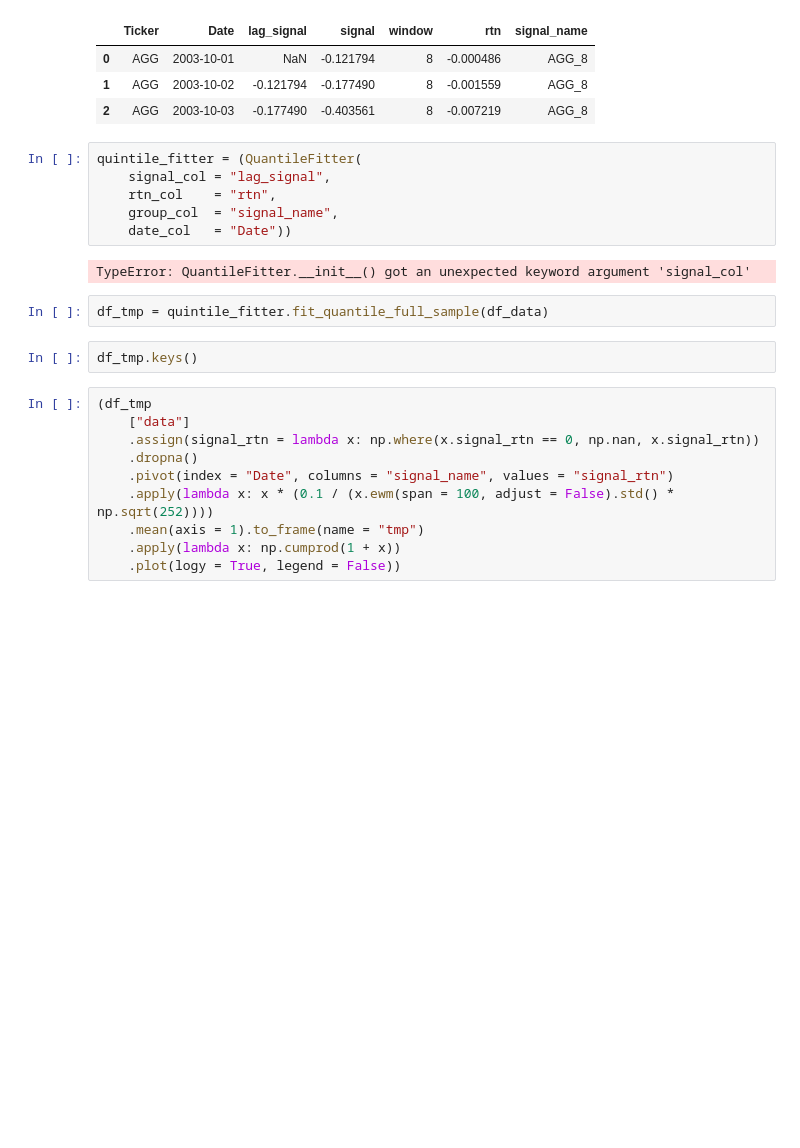
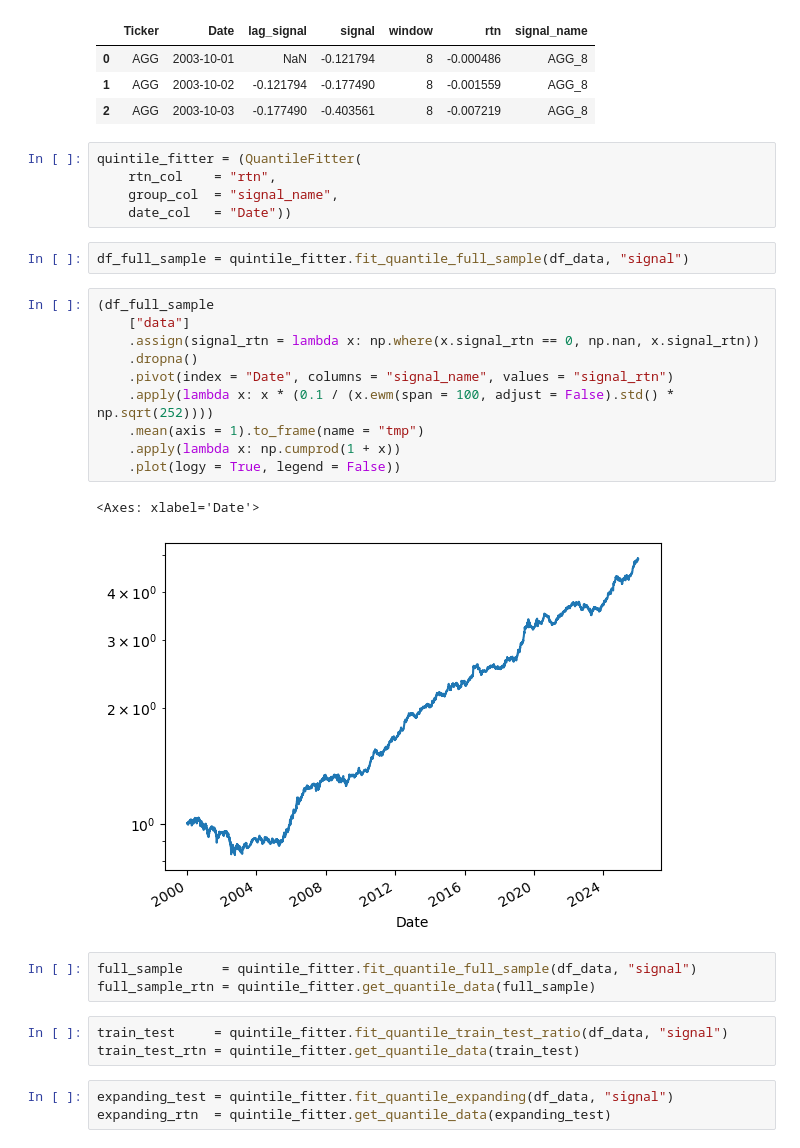
Before and after one commit to diegodalvarez/SignalTrader, a Jupyter notebook: notebook/2DecileModels.ipynb, the cells around one changed output. Drawn from its saved outputs; the diff is of its cells as text; blank space fills up the shorter version.

```diff
--- a/notebook/2DecileModels.ipynb
+++ b/notebook/2DecileModels.ipynb
@@ -36,23 +36,30 @@ df_data.head(3)
 | 2 | AGG | 2003-10-03 | -0.177490 | -0.403561 | 8 | -0.007219 | AGG_8 |
 # %%
 quintile_fitter = (QuantileFitter(
-    signal_col = "lag_signal",
     rtn_col    = "rtn",
     group_col  = "signal_name",
     date_col   = "Date"))
-# %% [output]
-TypeError: QuantileFitter.__init__() got an unexpected keyword argument 'signal_col'
 # %%
-df_tmp = quintile_fitter.fit_quantile_full_sample(df_data)
+df_full_sample = quintile_fitter.fit_quantile_full_sample(df_data, "signal")
-# %%
-df_tmp.keys()
 # %%
-(df_tmp
+(df_full_sample
     ["data"]
     .assign(signal_rtn = lambda x: np.where(x.signal_rtn == 0, np.nan, x.signal_rtn))
     .dropna()
     .pivot(index = "Date", columns = "signal_name", values = "signal_rtn")
     .apply(lambda x: x * (0.1 / (x.ewm(span = 100, adjust = False).std() * np.sqrt(252))))
     .mean(axis = 1).to_frame(name = "tmp")
     .apply(lambda x: np.cumprod(1 + x))
     .plot(logy = True, legend = False))
+# %% [output]
+<Axes: xlabel='Date'>
+[figure, added]
+# %%
+full_sample     = quintile_fitter.fit_quantile_full_sample(df_data, "signal")
+full_sample_rtn = quintile_fitter.get_quantile_data(full_sample)
+# %%
+train_test     = quintile_fitter.fit_quantile_train_test_ratio(df_data, "signal")
+train_test_rtn = quintile_fitter.get_quantile_data(train_test)
+# %%
+expanding_test = quintile_fitter.fit_quantile_expanding(df_data, "signal")
+expanding_rtn  = quintile_fitter.get_quantile_data(expanding_test)
```
Also changed, not shown: parts of 3 cells of this notebook, 2 other files.
